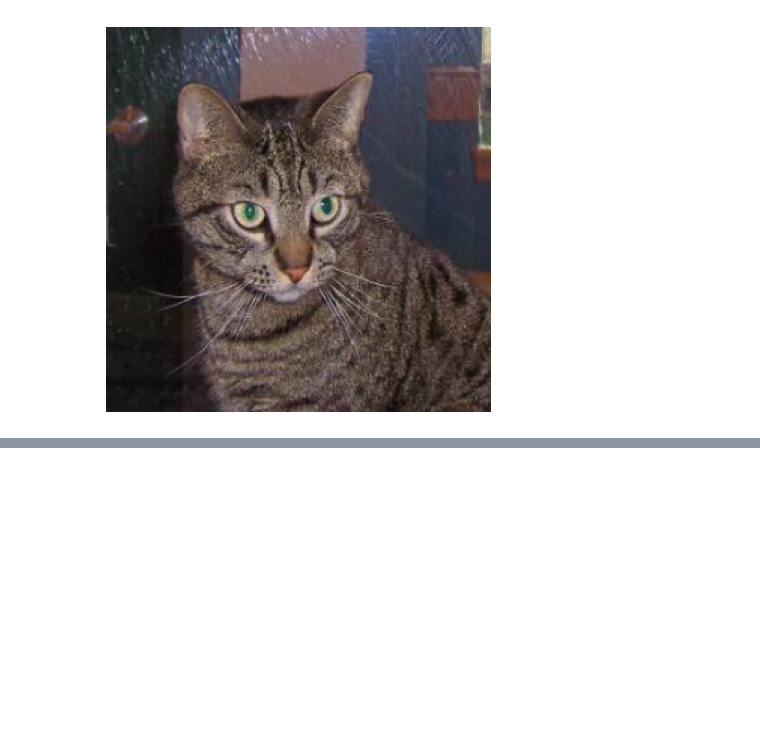
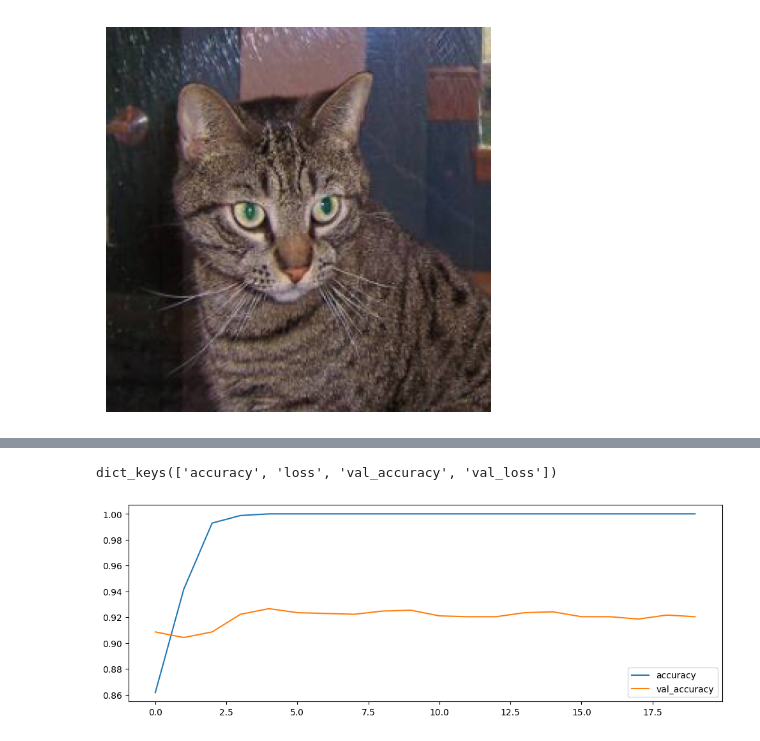
Before and after one commit to Mook98/WORKSPACE, a Jupyter notebook: cnn-basic/cnn-example-04.ipynb, the cells around one changed output, grey strips where cells are left out. Drawn from its saved outputs; the diff is of its cells as text; code cells hidden in the pictures; blank space fills up the shorter version.

```diff
--- a/cnn-basic/cnn-example-04.ipynb
+++ b/cnn-basic/cnn-example-04.ipynb
@@ -211,0 +229,4 @@ plt.show()
+# %%
+train_features, train_labels = get_feature_map_by_vgg16_base_model(datasets[0], 100)
+validation_features, validation_labels = get_feature_map_by_vgg16_base_model(datasets[2], 50)
+test_features, test_labels = get_feature_map_by_vgg16_base_model(datasets[1], 50)
@@ -211,0 +255,17 @@ plt.show()
+# %%
+# 모델 구조 설계 ( 사전 학습 모델을 통해 만든 특성맵 데이터를 입력으로 사용하는 판별 모델 )
+
+# discriminative_model = tf_keras.models.Sequential([
+#     tf_keras.layers.Input(shape=train_features.shape[1:]),  # # train_features.shape[1:] = (8, 8, 512)
+#     tf_keras.layers.Flatten(),
+#     tf_keras.layers.Dense(256, activation='relu'),
+#     tf_keras.layers.Dense(1, activation='sigmoid')
+#  ])
+
+input = tf_keras.layers.Input(shape=train_features.shape[1:])
+x = tf_keras.layers.Flatten()(input)
+x = tf_keras.layers.Dense(256, activation='relu')(x)
+output = tf_keras.layers.Dense(1, activation='sigmoid')(x)
+discriminative_model = tf_keras.models.Model(inputs=input, outputs=output)
+
+discriminative_model.summary()
@@ -211,0 +288,12 @@ plt.show()
+# %%
+# 모델 학습 설계 ( 사전 학습 모델을 통해 만든 특성맵 데이터를 입력으로 사용하는 판별 모델 )
+
+discriminative_model.compile(loss='binary_crossentropy',
+                                           optimizer='adam',
+                                           metrics=['accuracy'])
+# %%
+# 판별 모델 학습
+
+fit_history = discriminative_model.fit(train_features, train_labels,
+                                        epochs=20,
+                                        validation_data=(validation_features, validation_labels))
@@ -211,0 +325,12 @@ plt.show()
+# %%
+print( fit_history.history.keys() )
+# %% [output]
+dict_keys(['accuracy', 'loss', 'val_accuracy', 'val_loss'])
+# %%
+plt.figure(figsize=(12, 4))
+plt.plot(fit_history.epoch, fit_history.history['accuracy'], label="accuracy")
+plt.plot(fit_history.epoch, fit_history.history['val_accuracy'], label="val_accuracy")
+plt.legend()
+plt.show()
+# %% [output]
+[figure, added]
```
Also changed, not shown: parts of 11 cells of this notebook, 6 other files.
